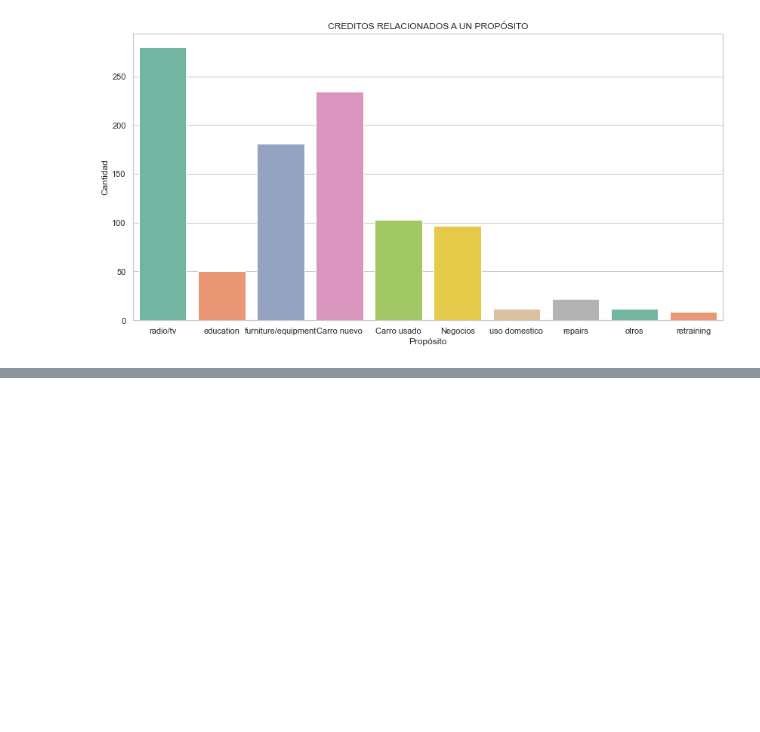
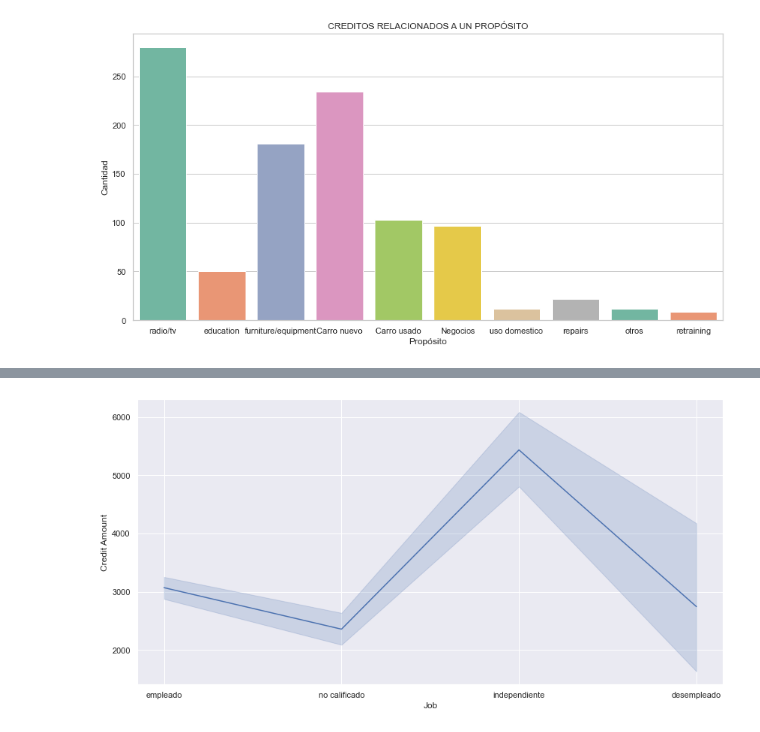
Before and after one commit to Bmez1/Parcial_CD, a Jupyter notebook: Parcial.ipynb, the cells around one changed output, grey strips where cells are left out. Drawn from its saved outputs; the diff is of its cells as text; code cells hidden in the pictures; blank space fills up the shorter version.

```diff
--- a/Parcial.ipynb
+++ b/Parcial.ipynb
@@ -183,0 +293,6 @@ plt.show()
+# %%
+#Perfil de las personas que realizan prestamos mas y menos costosos
+plt.figure(figsize=(14,7))
+ax = sb.lineplot(x = data['Job'], y = data['Credit Amount'])
+# %% [output]
+[figure, added]
```
Also changed, not shown: parts of 15 cells of this notebook, 1 other file.
